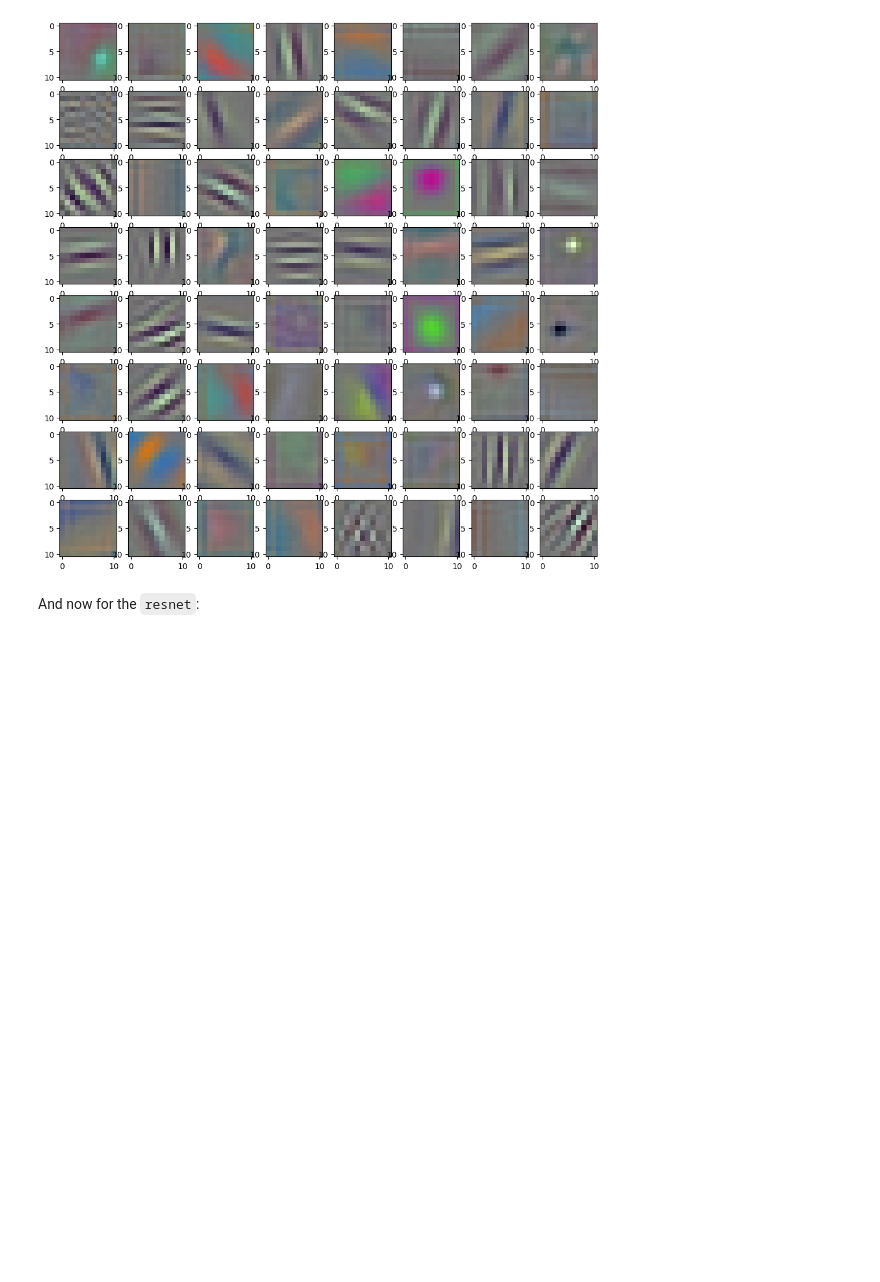
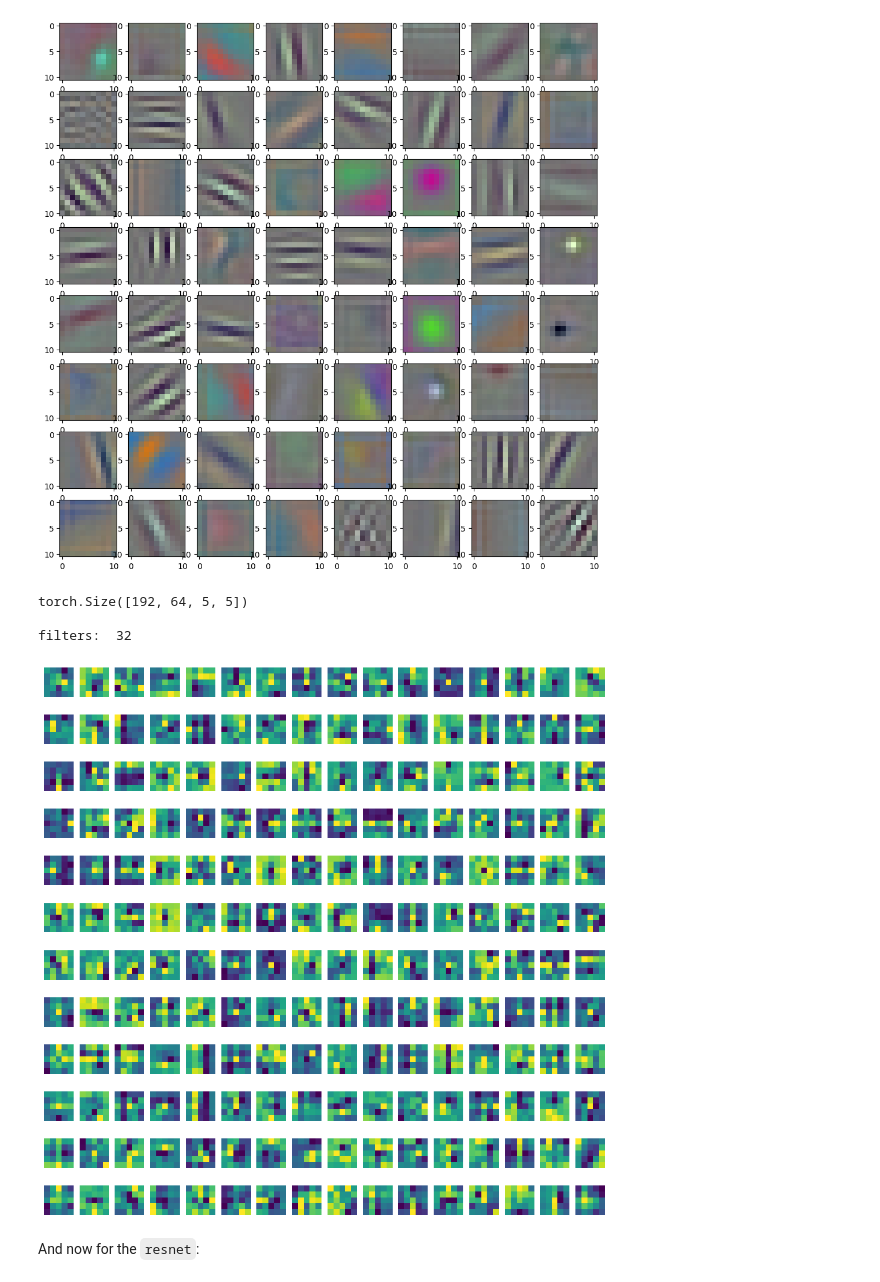
Before and after one commit to edsml-rl1623/DeepLearning, a Jupyter notebook: Day05-CNNs_part2/Day05-CNNs_part2_afternoon_exercises.ipynb, the cells around one changed output. Drawn from its saved outputs; the diff is of its cells as text; code cells hidden in the pictures; blank space fills up the shorter version.

```diff
--- a/Day05-CNNs_part2/Day05-CNNs_part2_afternoon_exercises.ipynb
+++ b/Day05-CNNs_part2/Day05-CNNs_part2_afternoon_exercises.ipynb
@@ -187,25 +188,30 @@ for ax, kernel in zip(axarr, weights.cpu().numpy()):  # need to send the weights
 # %% [output]
 [figure]
 # %%
-secondconv_layer = ### extract the features of the second convolutional layer
+secondconv_layer = alexnet.features[3]### extract the features of the second convolutional layer
 ### print the layer
-weights = ### extract weights
+weights = alexnet.features[3].weight.data### extract weights
 print(weights.shape)  ### check it has the shape you expect
 
 # Normalisation for plotting because imshow does not like negative values
 min_w, max_w =  weights.min(), weights.max()
 weights -= min_w
 weights /= (max_w-min_w)
 
 fig, axarr = plt.subplots(12, 16, figsize=(12, 12))
 axarr = axarr.flatten()
-filter_chan = ### define which channel you want to plot
+filter_chan = 32### define which channel you want to plot
 print("")
 print("filters: ", filter_chan)
 print("")
 for ax, kernel in zip(axarr, weights[:,filter_chan,:,:].cpu().numpy()):
   ax.imshow(kernel)#np.swapaxes(kernel, 0, 2))
   ax.set_axis_off()
+# %% [output]
+torch.Size([192, 64, 5, 5])
+
+filters:  32
+[figure, added]
 # %% [markdown]
 And now for the `resnet`:
 # %%
```
Also changed, not shown: parts of 13 cells of this notebook.
